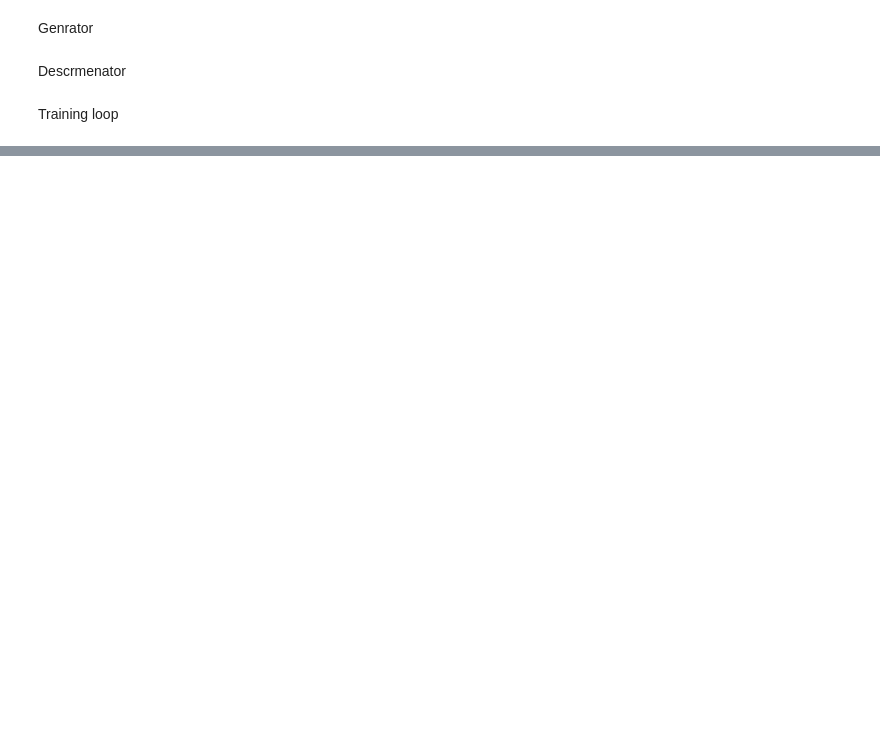
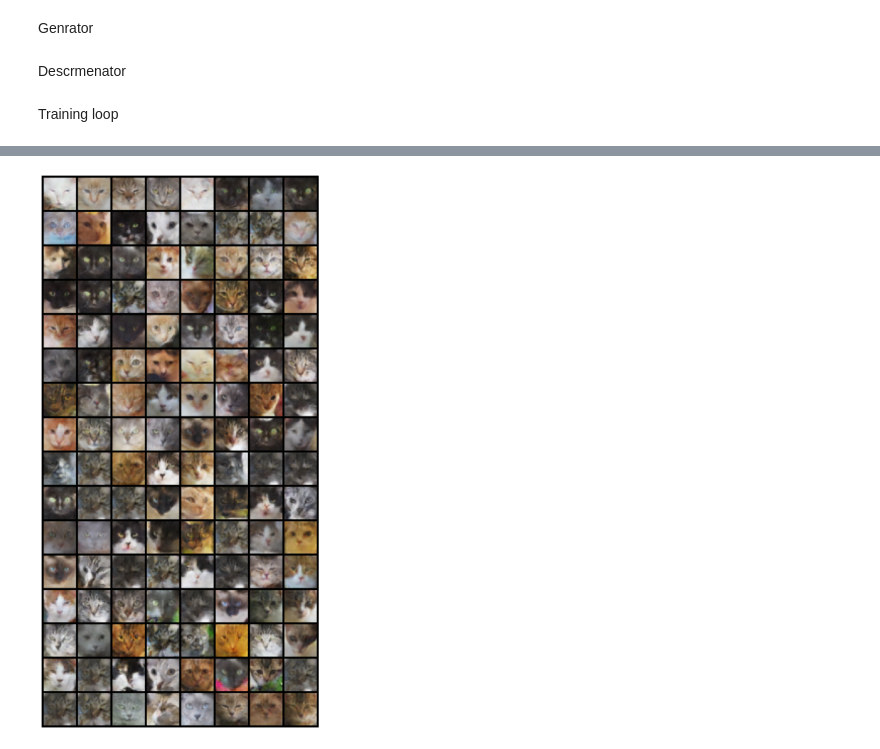
Before and after one commit to naghamo/Cats_GAN, a Jupyter notebook: cats-gan.ipynb, the cells around one changed output, grey strips where cells are left out. Drawn from its saved outputs; the diff is of its cells as text; code cells hidden in the pictures; blank space fills up the shorter version.

```diff
--- a/cats-gan.ipynb
+++ b/cats-gan.ipynb
@@ -243,19 +250,21 @@ plt.show()
 # %%
 def reproduce():
-    model_path="project_g.pkl"
+    model_path="project_g2.pkl"
     generator.load_state_dict(torch.load(model_path, map_location=device))
     generator.eval()
     # torch.cuda.manual_seed(42)
     # Generate images
-    fixed_latent = torch.randn(32, latent_size, 1, 1, device=device)
+    fixed_latent = torch.randn(128, latent_size, 1, 1, device=device)
     with torch.no_grad():
         fake_images = generator(fixed_latent)
 
     # Save the generated images
     save_image(denorm(fake_images), "reproduced_images.png", nrow=8)
     #Plot the images
     plt.figure(figsize=(10, 20))
     plt.axis("off")
     plt.imshow(make_grid(denorm(fake_images).cpu(), nrow=8).permute(1, 2, 0))
     plt.show()
 reproduce()
+# %% [output]
+[figure, added]
```
Also changed, not shown: parts of 7 cells of this notebook.
